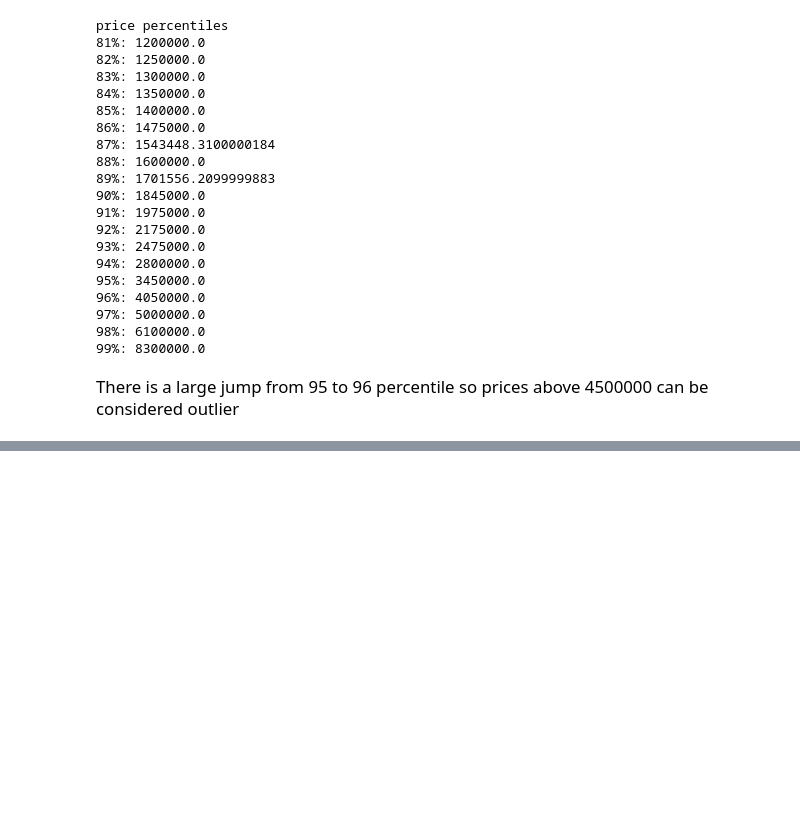
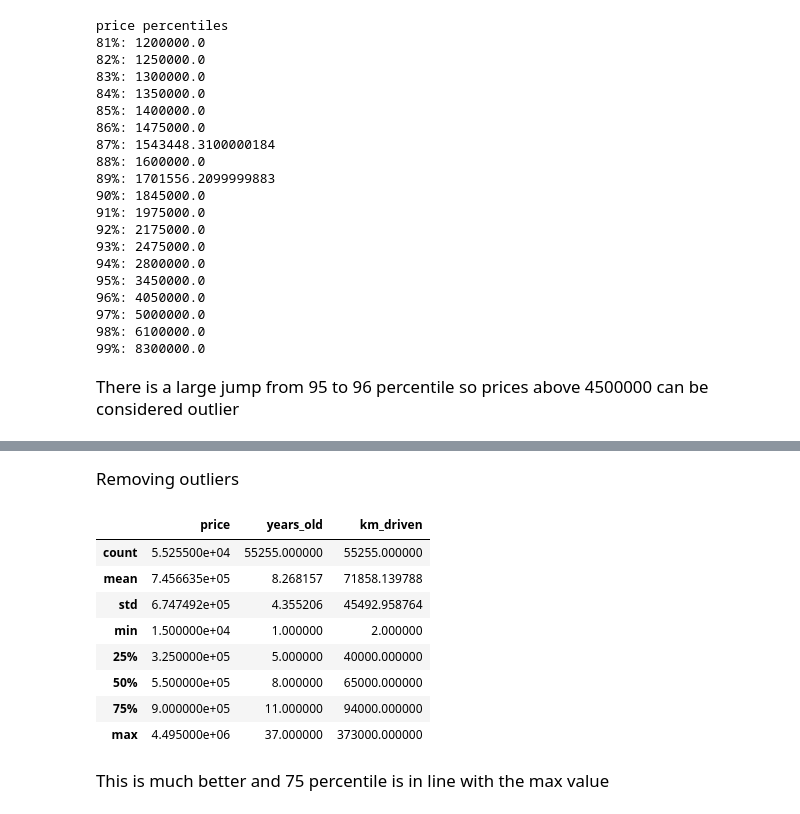
Before and after one commit to Vivekraj-adhikari/scratch-vs-sklearn, a Jupyter notebook: linear-regression/used_cars.ipynb, the cells around one changed output, grey strips where cells are left out. Drawn from its saved outputs; the diff is of its cells as text; code cells hidden in the pictures; blank space fills up the shorter version.

Commit message:
Removes outliers

```diff
--- a/linear-regression/used_cars.ipynb
+++ b/linear-regression/used_cars.ipynb
@@ -154,0 +159,20 @@ plt.show()
+# %% [markdown]
+<big>Removing outliers</big>
+# %%
+cars = cars[
+    (cars['price'] < 4500000) &
+    (cars['km_driven'] < 375000)
+]
+cars.describe()
+# %% [output]
+|  | price | years_old | km_driven |
+| count | 5.525500e+04 | 55255.000000 | 55255.000000 |
+| mean | 7.456635e+05 | 8.268157 | 71858.139788 |
+| std | 6.747492e+05 | 4.355206 | 45492.958764 |
+| min | 1.500000e+04 | 1.000000 | 2.000000 |
+| 25% | 3.250000e+05 | 5.000000 | 40000.000000 |
+| 50% | 5.500000e+05 | 8.000000 | 65000.000000 |
+| 75% | 9.000000e+05 | 11.000000 | 94000.000000 |
+| max | 4.495000e+06 | 37.000000 | 373000.000000 |
+# %% [markdown]
+<big>This is much better and 75 percentile is in line with the max value</big>
```
Also changed, not shown: parts of 5 cells of this notebook.
